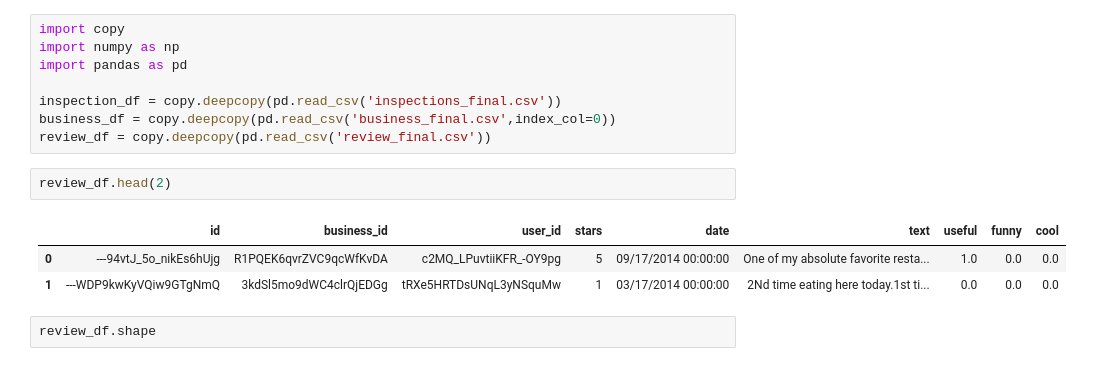
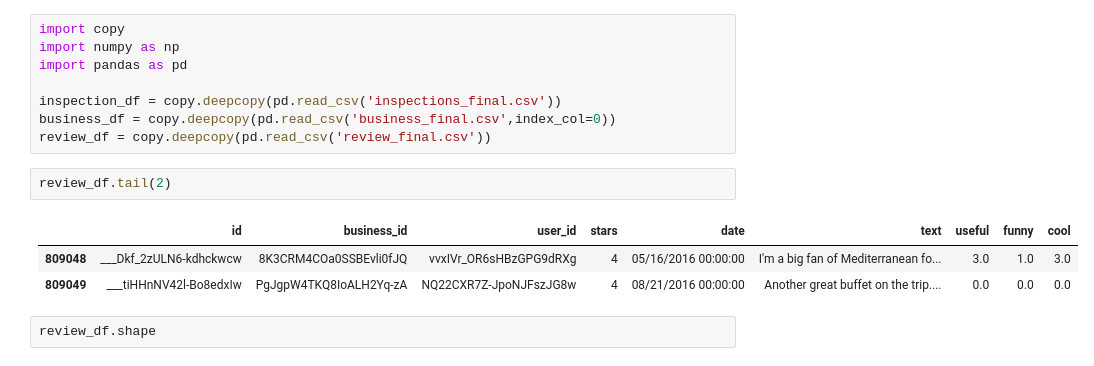
Before and after one commit to edithzeng/SALFinalProject, a Jupyter notebook: aggregate_script.ipynb, the cells around one changed output. Saved outputs shown, nothing was run; the diff lists cells and outputs as text.

```diff
--- a/aggregate_script.ipynb
+++ b/aggregate_script.ipynb
@@ -7,11 +7,11 @@ inspection_df = copy.deepcopy(pd.read_csv('inspections_final.csv'))
 business_df = copy.deepcopy(pd.read_csv('business_final.csv',index_col=0))
 review_df = copy.deepcopy(pd.read_csv('review_final.csv'))
 # %%
-review_df.head(2)
+review_df.tail(2)
 # %% [output]
 |  | id | business_id | user_id | stars | date | text | useful | funny | cool |
-| 0 | ---94vtJ_5o_nikEs6hUjg | R1PQEK6qvrZVC9qcWfKvDA | c2MQ_LPuvtiiKFR_-OY9pg | 5 | 09/17/2014 00:00:00 | One of my absolute favorite resta... | 1.0 | 0.0 | 0.0 |
-| 1 | ---WDP9kwKyVQiw9GTgNmQ | 3kdSl5mo9dWC4clrQjEDGg | tRXe5HRTDsUNqL3yNSquMw | 1 | 03/17/2014 00:00:00 | 2Nd time eating here today.1st ti... | 0.0 | 0.0 | 0.0 |
+| 809048 | ___Dkf_2zULN6-kdhckwcw | 8K3CRM4COa0SSBEvli0fJQ | vvxIVr_OR6sHBzGPG9dRXg | 4 | 05/16/2016 00:00:00 | I'm a big fan of Mediterranean fo... | 3.0 | 1.0 | 3.0 |
+| 809049 | ___tiHHnNV42l-Bo8edxIw | PgJgpW4TKQ8IoALH2Yq-zA | NQ22CXR7Z-JpoNJFszJG8w | 4 | 08/21/2016 00:00:00 | Another great buffet on the trip.... | 0.0 | 0.0 | 0.0 |
 # %%
 review_df.shape
 # %% [output]
```
Also changed, not shown: parts of 11 cells of this notebook.
